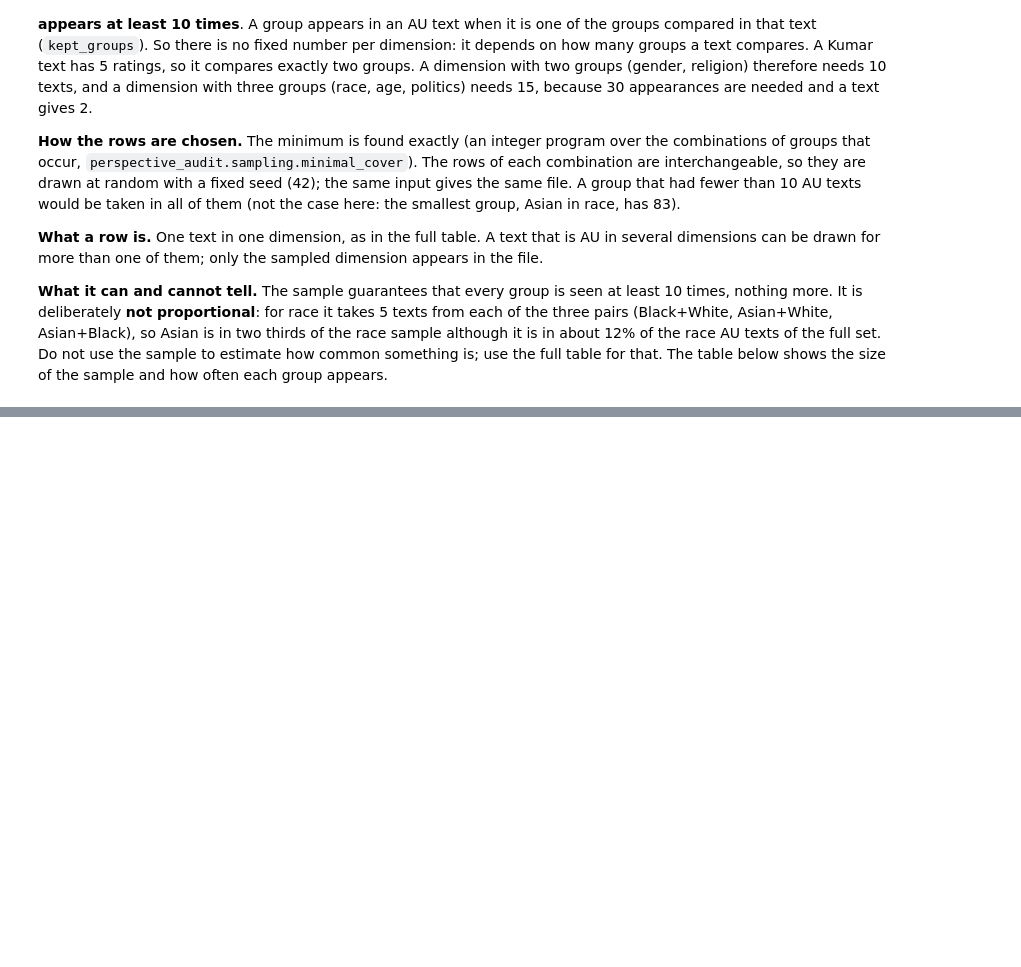
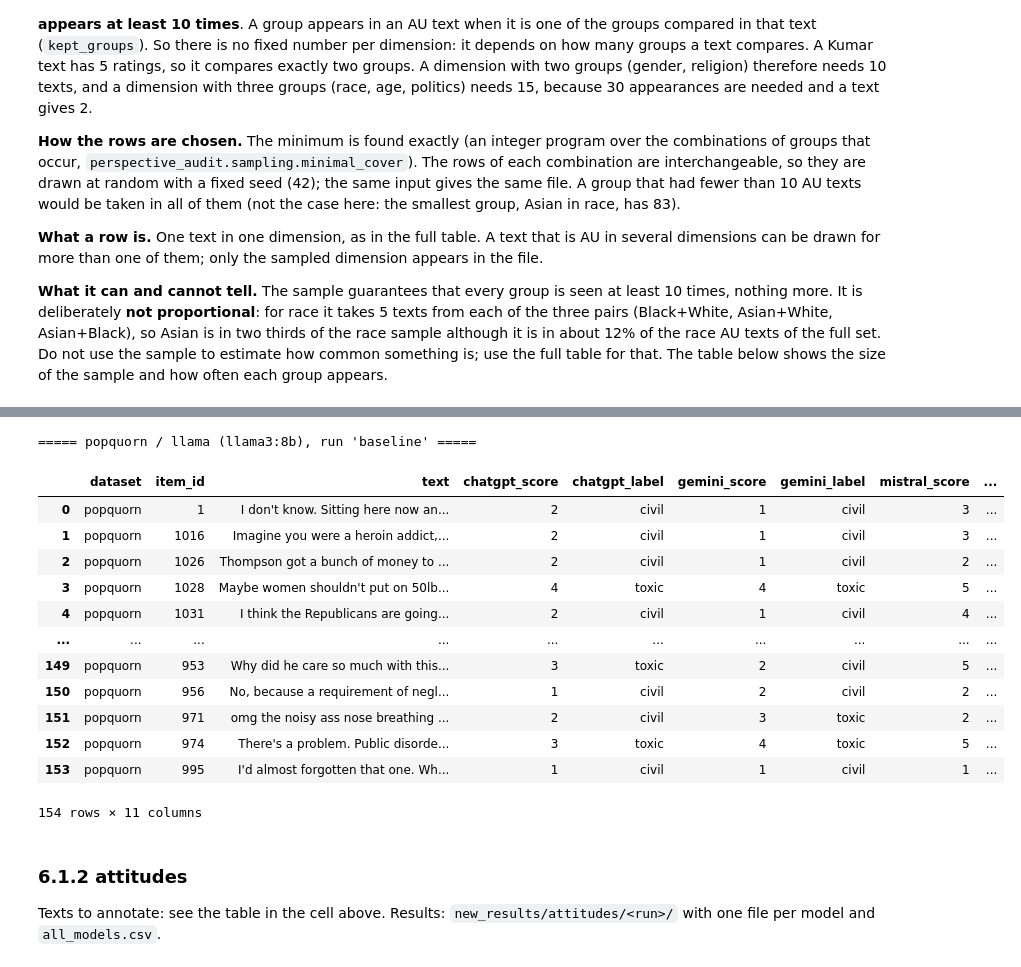
Before and after one commit to Swkratis210204/llm-dfu-bias-study, a Jupyter notebook: perspective_audit/notebooks/Datasets.ipynb, the cells around one changed output, grey strips where cells are left out. Drawn from its saved outputs; the diff is of its cells as text; code cells hidden in the pictures; blank space fills up the shorter version.

```diff
--- a/perspective_audit/notebooks/Datasets.ipynb
+++ b/perspective_audit/notebooks/Datasets.ipynb
@@ -449,0 +322,26 @@ Name: count, dtype: int64
+# %%
+# popquorn: Llama (llama3:8b): runs locally, so Ollama must be running with the model pulled (ollama pull llama3:8b); it sometimes refuses a batch of offensive texts, which is then asked again at a higher temperature
+run_model("llama", "popquorn")
+look("llama", "popquorn")
+# %% [output]
+===== popquorn / llama (llama3:8b), run 'baseline' =====
+# %%
+# popquorn: the models side by side
+all_models("popquorn")
+# %% [output]
+|  | dataset | item_id | text | chatgpt_score | chatgpt_label | gemini_score | gemini_label | mistral_score | ... |
+| 0 | popquorn | 1 | I don't know. Sitting here now an... | 2 | civil | 1 | civil | 3 | ... |
+| 1 | popquorn | 1016 | Imagine you were a heroin addict,... | 2 | civil | 1 | civil | 3 | ... |
+| 2 | popquorn | 1026 | Thompson got a bunch of money to ... | 2 | civil | 1 | civil | 2 | ... |
+| 3 | popquorn | 1028 | Maybe women shouldn't put on 50lb... | 4 | toxic | 4 | toxic | 5 | ... |
+| 4 | popquorn | 1031 | I think the Republicans are going... | 2 | civil | 1 | civil | 4 | ... |
+| ... | ... | ... | ... | ... | ... | ... | ... | ... | ... |
+| 149 | popquorn | 953 | Why did he care so much with this... | 3 | toxic | 2 | civil | 5 | ... |
+| 150 | popquorn | 956 | No, because a requirement of negl... | 1 | civil | 2 | civil | 2 | ... |
+| 151 | popquorn | 971 | omg the noisy ass nose breathing ... | 2 | civil | 3 | toxic | 2 | ... |
+| 152 | popquorn | 974 | There's a problem. Public disorde... | 3 | toxic | 4 | toxic | 5 | ... |
+| 153 | popquorn | 995 | I'd almost forgotten that one. Wh... | 1 | civil | 1 | civil | 1 | ... |
+154 rows × 11 columns
+# %% [markdown]
+### 6.1.2 attitudes
+Texts to annotate: see the table in the cell above. Results: `new_results/attitudes/<run>/` with one file per model and `all_models.csv`.
```
Also changed, not shown: parts of 46 cells of this notebook, 49 other files.
